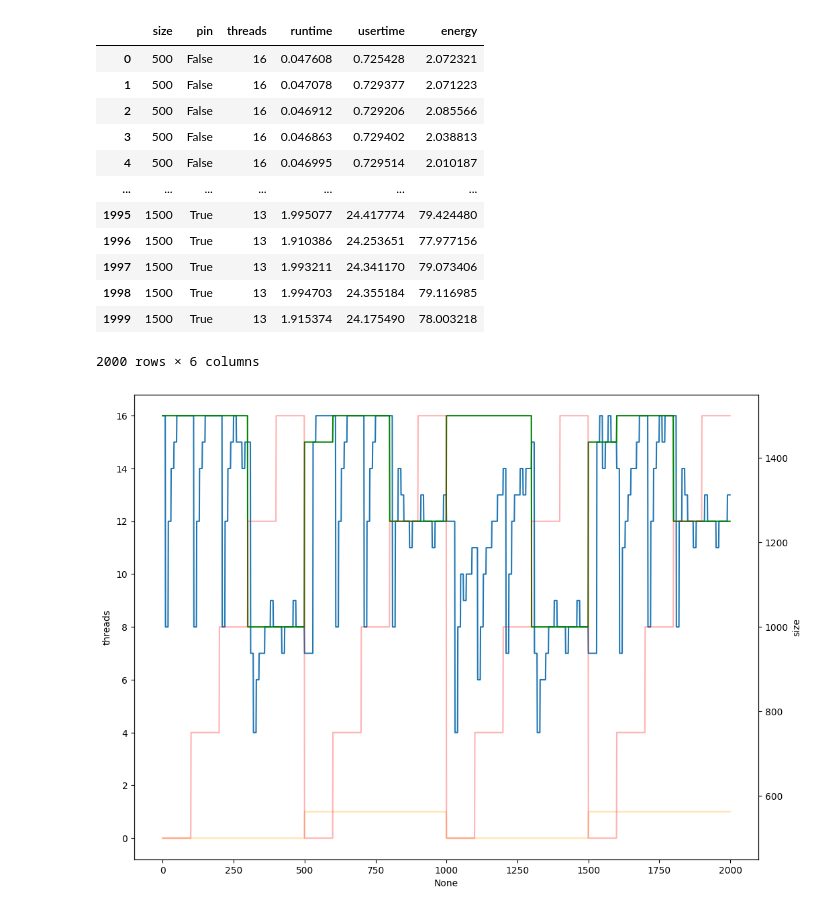
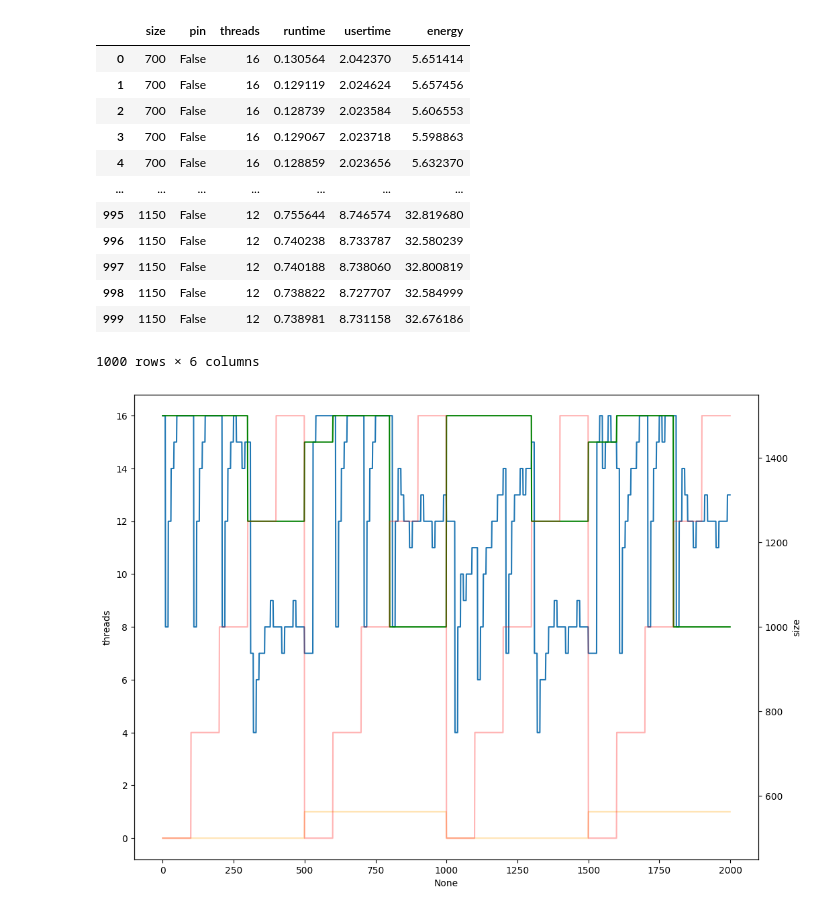
Before and after one commit to JordyAaldering/ecodynamic, a Jupyter notebook: adapt.ipynb, the cells around one changed output. Cells and saved outputs as stored; diff of their text form; code cells hidden in the pictures.

Commit message:
slow adapt

```diff
--- a/adapt.ipynb
+++ b/adapt.ipynb
@@ -3,50 +3,48 @@ import pandas as pd
 import seaborn as sns
 import matplotlib.pyplot as plt
 # %%
-df = pd.read_csv('data/adapt.csv')
-df
+fast = pd.read_csv('data/adapt_fast.csv')
+slow = pd.read_csv('data/adapt_slow.csv')
+slow
 # %% [output]
 |  | size | pin | threads | runtime | usertime | energy |
-| 0 | 500 | False | 16 | 0.047608 | 0.725428 | 2.072321 |
-| 1 | 500 | False | 16 | 0.047078 | 0.729377 | 2.071223 |
-| 2 | 500 | False | 16 | 0.046912 | 0.729206 | 2.085566 |
-| 3 | 500 | False | 16 | 0.046863 | 0.729402 | 2.038813 |
-| 4 | 500 | False | 16 | 0.046995 | 0.729514 | 2.010187 |
+| 0 | 700 | False | 16 | 0.130564 | 2.042370 | 5.651414 |
+| 1 | 700 | False | 16 | 0.129119 | 2.024624 | 5.657456 |
+| 2 | 700 | False | 16 | 0.128739 | 2.023584 | 5.606553 |
+| 3 | 700 | False | 16 | 0.129067 | 2.023718 | 5.598863 |
+| 4 | 700 | False | 16 | 0.128859 | 2.023656 | 5.632370 |
 | ... | ... | ... | ... | ... | ... | ... |
-| 1995 | 1500 | True | 13 | 1.995077 | 24.417774 | 79.424480 |
-| 1996 | 1500 | True | 13 | 1.910386 | 24.253651 | 77.977156 |
-| 1997 | 1500 | True | 13 | 1.993211 | 24.341170 | 79.073406 |
-| 1998 | 1500 | True | 13 | 1.994703 | 24.355184 | 79.116985 |
-| 1999 | 1500 | True | 13 | 1.915374 | 24.175490 | 78.003218 |
+| 995 | 1150 | False | 12 | 0.755644 | 8.746574 | 32.819680 |
+| 996 | 1150 | False | 12 | 0.740238 | 8.733787 | 32.580239 |
+| 997 | 1150 | False | 12 | 0.740188 | 8.738060 | 32.800819 |
+| 998 | 1150 | False | 12 | 0.738822 | 8.727707 | 32.584999 |
+| 999 | 1150 | False | 12 | 0.738981 | 8.731158 | 32.676186 |
-2000 rows × 6 columns
+1000 rows × 6 columns
 # %%
 def optimum(size, pin):
-    match (size, pin):
-        case (500, True):
-            return 15
-        case (500, _) | (750, _) | (1000, _):
-            return 16
-        case (1250, False) | (1500, False):
-            return 8
-        case (1250, True) | (1500, True):
-            return 12
-        case _:
-            return -1
+    if size == 500 and pin == True:
+        return 15
+    if size <= 1000:
+        return 16
+    if pin:
+        return 8
+    return 12
 
-df['optimum'] = df.apply(lambda x: optimum(x['size'], x['pin']), axis=1)
+fast['optimum'] = fast.apply(lambda x: optimum(x['size'], x['pin']), axis=1)
+slow['optimum'] = slow.apply(lambda x: optimum(x['size'], x['pin']), axis=1)
 # %%
 plt.figure(figsize=(12,9))
 
-ax = sns.lineplot(df, x=df.index, y='threads')
-sns.lineplot(df, x=df.index, y='optimum', color='g', ax=ax)
+ax = sns.lineplot(fast, x=fast.index, y='threads')
+sns.lineplot(fast, x=fast.index, y='optimum', color='g', ax=ax)
 
-sns.lineplot(df, x=df.index, y='pin', color='orange', alpha=0.3, ax=ax)
+sns.lineplot(fast, x=fast.index, y='pin', color='orange', alpha=0.3, ax=ax)
 
 ax2 = ax.twinx()
 
-sns.lineplot(df, x=df.index, y='size', color='r', alpha=0.3, ax=ax2)
+sns.lineplot(fast, x=fast.index, y='size', color='r', alpha=0.3, ax=ax2)
 
-plt.savefig('images/adapt.png')
+plt.savefig('images/adapt_fast.png')
 plt.show()
 # %% [output]
-[figure, old version]
+[figure, new version]
```
Also changed, not shown: parts of 1 cell of this notebook, 7 other files.
